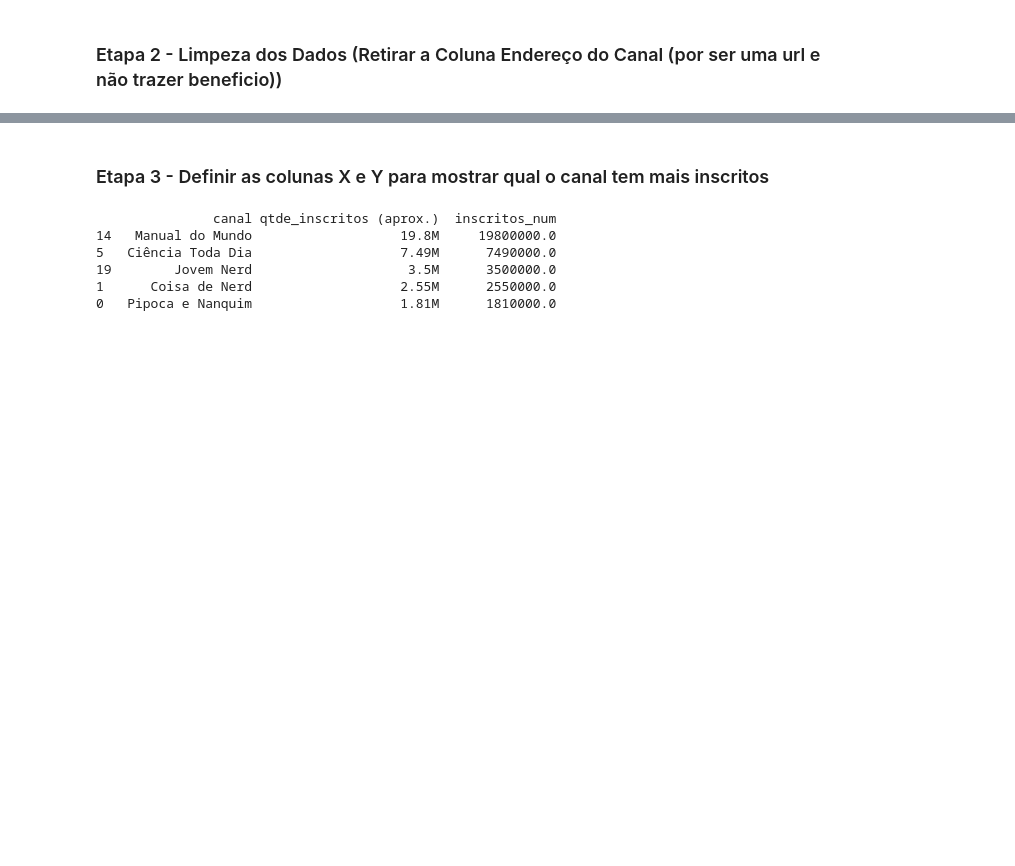
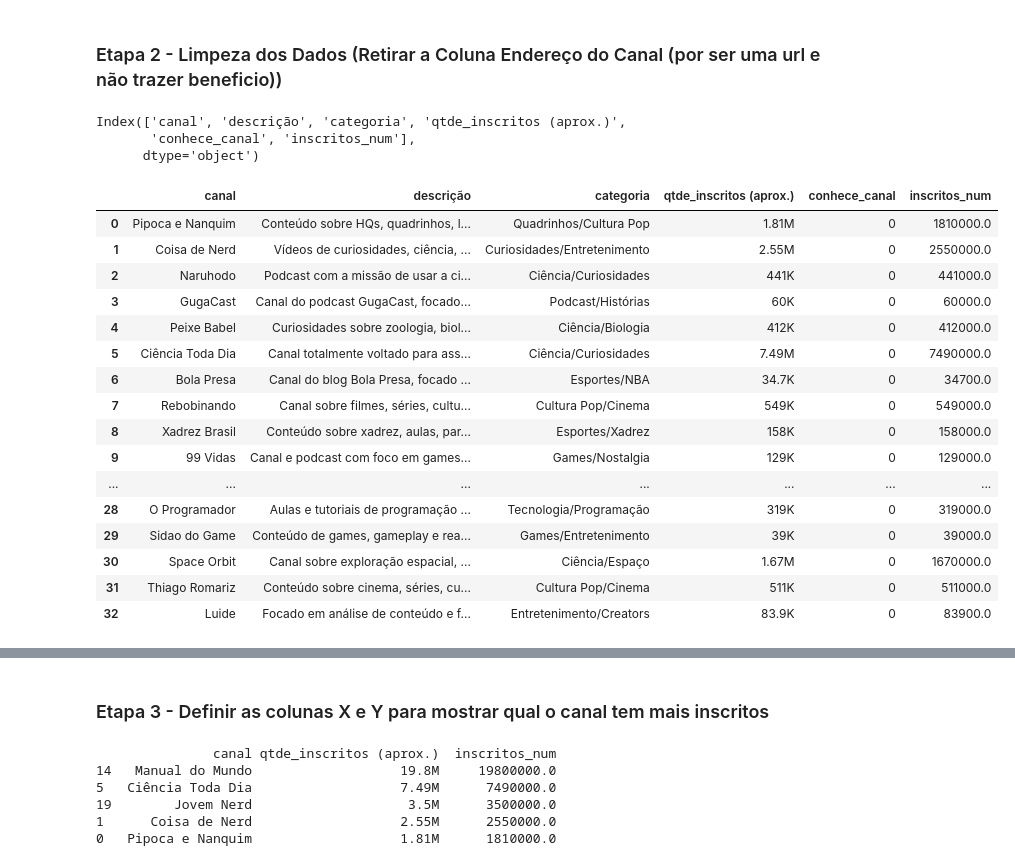
Before and after one commit to CSMDIGITAL/phyton_data_cience, a Jupyter notebook: situacao_aprendizagem_01.ipynb, the cells around one changed output, grey strips where cells are left out. Drawn from its saved outputs; the diff is of its cells as text; code cells hidden in the pictures; blank space fills up the shorter version.

```diff
--- a/situacao_aprendizagem_01.ipynb
+++ b/situacao_aprendizagem_01.ipynb
@@ -30,3 +39,30 @@ df
 # %% [markdown]
 ### Etapa 2 - Limpeza dos Dados (Retirar a Coluna Endereço do Canal (por ser uma url e não trazer beneficio))
+# %%
+df.columns
+# %% [output]
+Index(['canal', 'descrição', 'categoria', 'qtde_inscritos (aprox.)',
+       'conhece_canal', 'inscritos_num'],
+      dtype='object')
+# %%
+df_novo = df.copy()
+df_novo
+# %% [output]
+|  | canal | descrição | categoria | qtde_inscritos (aprox.) | conhece_canal | inscritos_num |
+| 0 | Pipoca e Nanquim | Conteúdo sobre HQs, quadrinhos, l... | Quadrinhos/Cultura Pop | 1.81M | 0 | 1810000.0 |
+| 1 | Coisa de Nerd | Vídeos de curiosidades, ciência, ... | Curiosidades/Entretenimento | 2.55M | 0 | 2550000.0 |
+| 2 | Naruhodo | Podcast com a missão de usar a ci... | Ciência/Curiosidades | 441K | 0 | 441000.0 |
+| 3 | GugaCast | Canal do podcast GugaCast, focado... | Podcast/Histórias | 60K | 0 | 60000.0 |
+| 4 | Peixe Babel | Curiosidades sobre zoologia, biol... | Ciência/Biologia | 412K | 0 | 412000.0 |
+| 5 | Ciência Toda Dia | Canal totalmente voltado para ass... | Ciência/Curiosidades | 7.49M | 0 | 7490000.0 |
+| 6 | Bola Presa | Canal do blog Bola Presa, focado ... | Esportes/NBA | 34.7K | 0 | 34700.0 |
+| 7 | Rebobinando | Canal sobre filmes, séries, cultu... | Cultura Pop/Cinema | 549K | 0 | 549000.0 |
+| 8 | Xadrez Brasil | Conteúdo sobre xadrez, aulas, par... | Esportes/Xadrez | 158K | 0 | 158000.0 |
+| 9 | 99 Vidas | Canal e podcast com foco em games... | Games/Nostalgia | 129K | 0 | 129000.0 |
+| ... | ... | ... | ... | ... | ... | ... |
+| 28 | O Programador | Aulas e tutoriais de programação ... | Tecnologia/Programação | 319K | 0 | 319000.0 |
+| 29 | Sidao do Game | Conteúdo de games, gameplay e rea... | Games/Entretenimento | 39K | 0 | 39000.0 |
+| 30 | Space Orbit | Canal sobre exploração espacial, ... | Ciência/Espaço | 1.67M | 0 | 1670000.0 |
+| 31 | Thiago Romariz | Conteúdo sobre cinema, séries, cu... | Cultura Pop/Cinema | 511K | 0 | 511000.0 |
+| 32 | Luide | Focado em análise de conteúdo e f... | Entretenimento/Creators | 83.9K | 0 | 83900.0 |
 # %%
```
Also changed, not shown: parts of 12 cells of this notebook.
